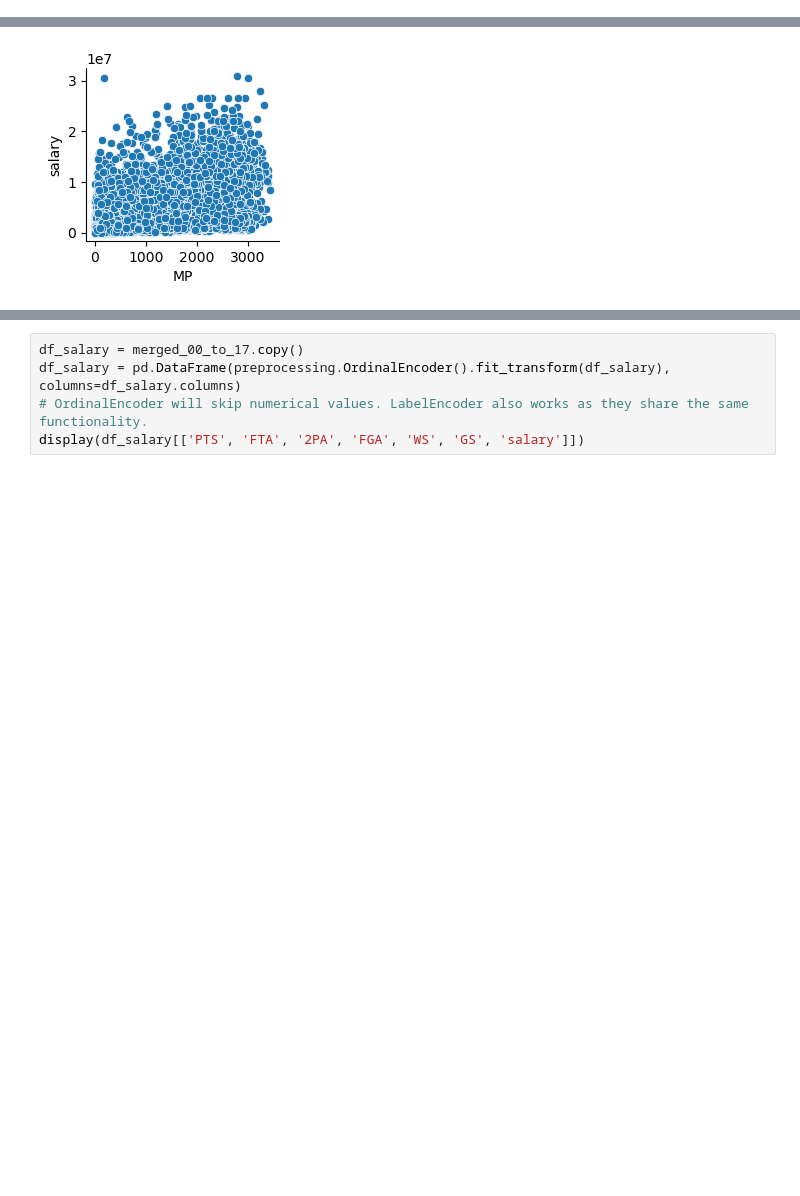
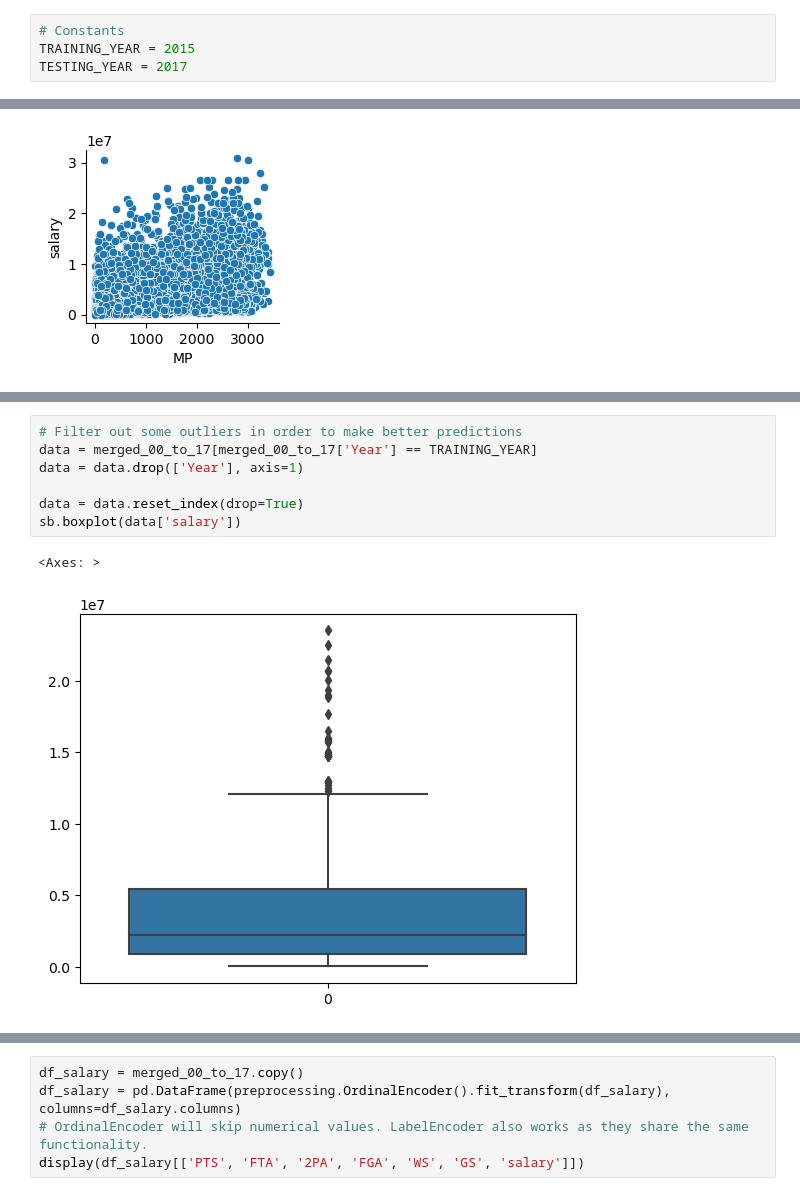
Before and after one commit to ben983593140/171-final-project, a Jupyter notebook: project.ipynb, the cells around one changed output, grey strips where cells are left out. Cells and saved outputs as stored; diff of their text form; blank space fills up the shorter version.

```diff
--- a/project.ipynb
+++ b/project.ipynb
@@ -19,3 +20,7 @@ from sklearn.svm import OneClassSVM
+# %%
+# Constants
+TRAINING_YEAR = 2015
+TESTING_YEAR = 2017
 # %%
 # We might not need player_data.csv and players.csv since they are personal information that we can not make use of
 salary_20 = pd.read_csv("salary_0020.csv")
@@ -152,3 +161,13 @@ relevant_attributes = attribute_rank.index[attribute_rank[-attribute_size:]]
 print(relevant_attributes)
 # %% [output]
 Index(['FT', 'FTA', 'WS', '2PA', 'FGA', '2P', 'PTS', 'FG'], dtype='object')
+# %%
+# Filter out some outliers in order to make better predictions
+data = merged_00_to_17[merged_00_to_17['Year'] == TRAINING_YEAR]
+data = data.drop(['Year'], axis=1)
+
+data = data.reset_index(drop=True)
+sb.boxplot(data['salary'])
+# %% [output]
+<Axes: >
+[figure, added]
```
Also changed, not shown: parts of 6 cells of this notebook.
